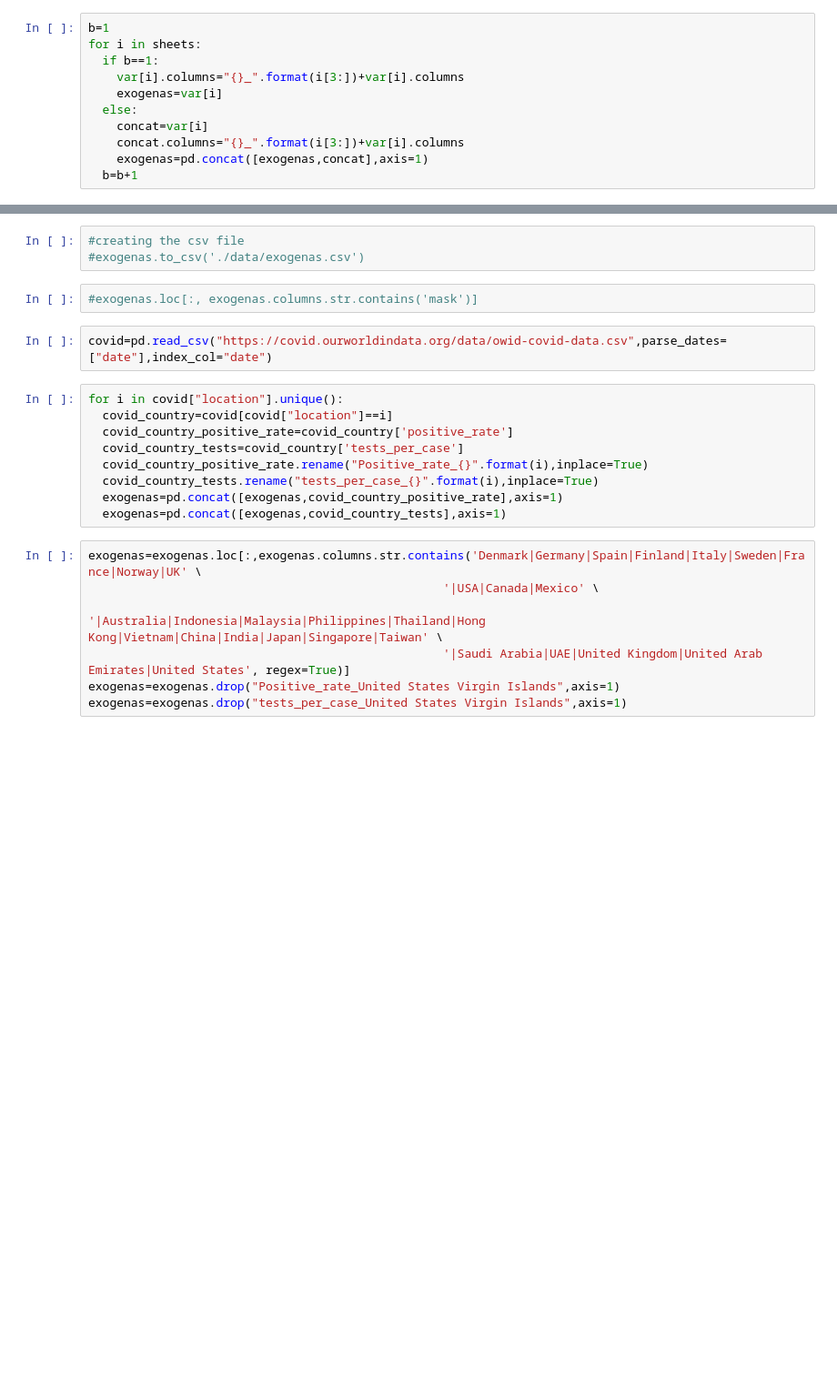
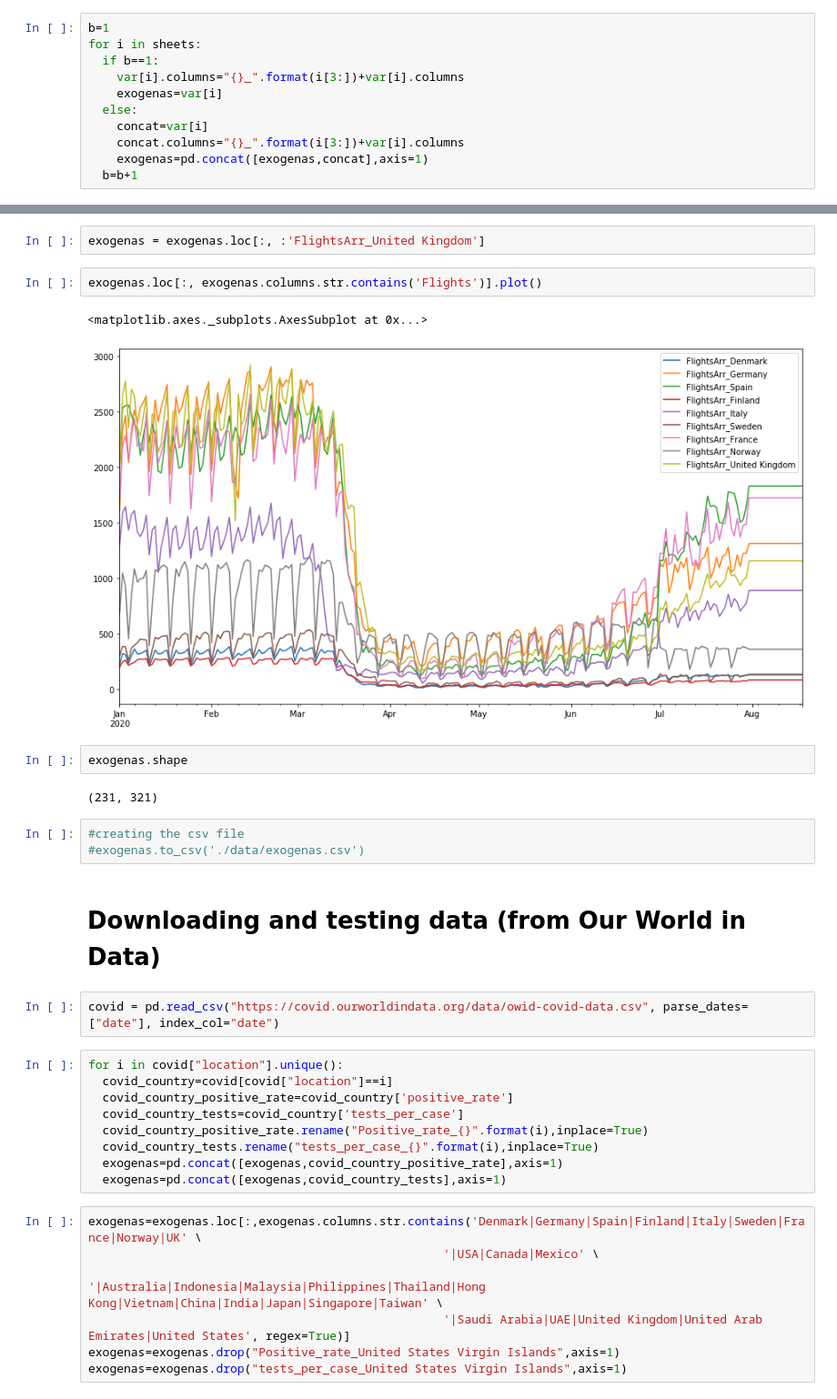
Before and after one commit to martaarozarena/KSchool-Master-Final-Project, a Jupyter notebook: exog_varaibles.ipynb, the cells around one changed output, grey strips where cells are left out. Shown: that part at 91% size. Cells and saved outputs as stored; diff of their text form; blank space fills up the shorter version.

```diff
--- a/exog_varaibles.ipynb
+++ b/exog_varaibles.ipynb
@@ -119,10 +109,21 @@ exogenas.shape
+# %%
+exogenas = exogenas.loc[:, :'FlightsArr_United Kingdom']
+# %%
+exogenas.loc[:, exogenas.columns.str.contains('Flights')].plot()
+# %% [output]
+<matplotlib.axes._subplots.AxesSubplot at 0x...>
+[figure, added]
+# %%
+exogenas.shape
+# %% [output]
+(231, 321)
 # %%
 #creating the csv file
 #exogenas.to_csv('./data/exogenas.csv')
-# %%
-#exogenas.loc[:, exogenas.columns.str.contains('mask')]
+# %% [markdown]
+# Downloading and testing data (from Our World in Data)
 # %%
-covid=pd.read_csv("https://covid.ourworldindata.org/data/owid-covid-data.csv",parse_dates=["date"],index_col="date")
+covid = pd.read_csv("https://covid.ourworldindata.org/data/owid-covid-data.csv", parse_dates=["date"], index_col="date")
 # %%
 for i in covid["location"].unique():
   covid_country=covid[covid["location"]==i]
```
Also changed, not shown: parts of 33 cells of this notebook.
